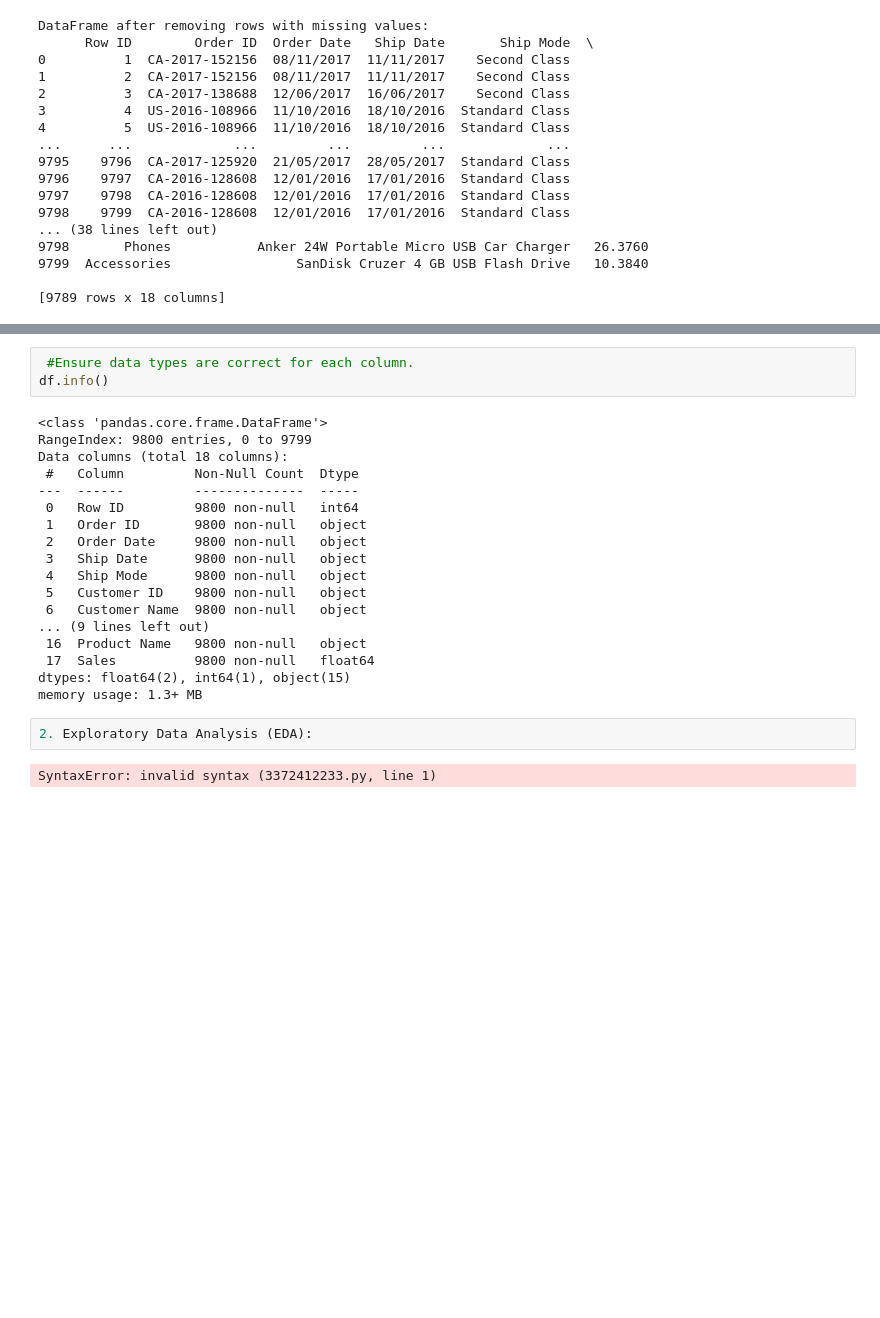
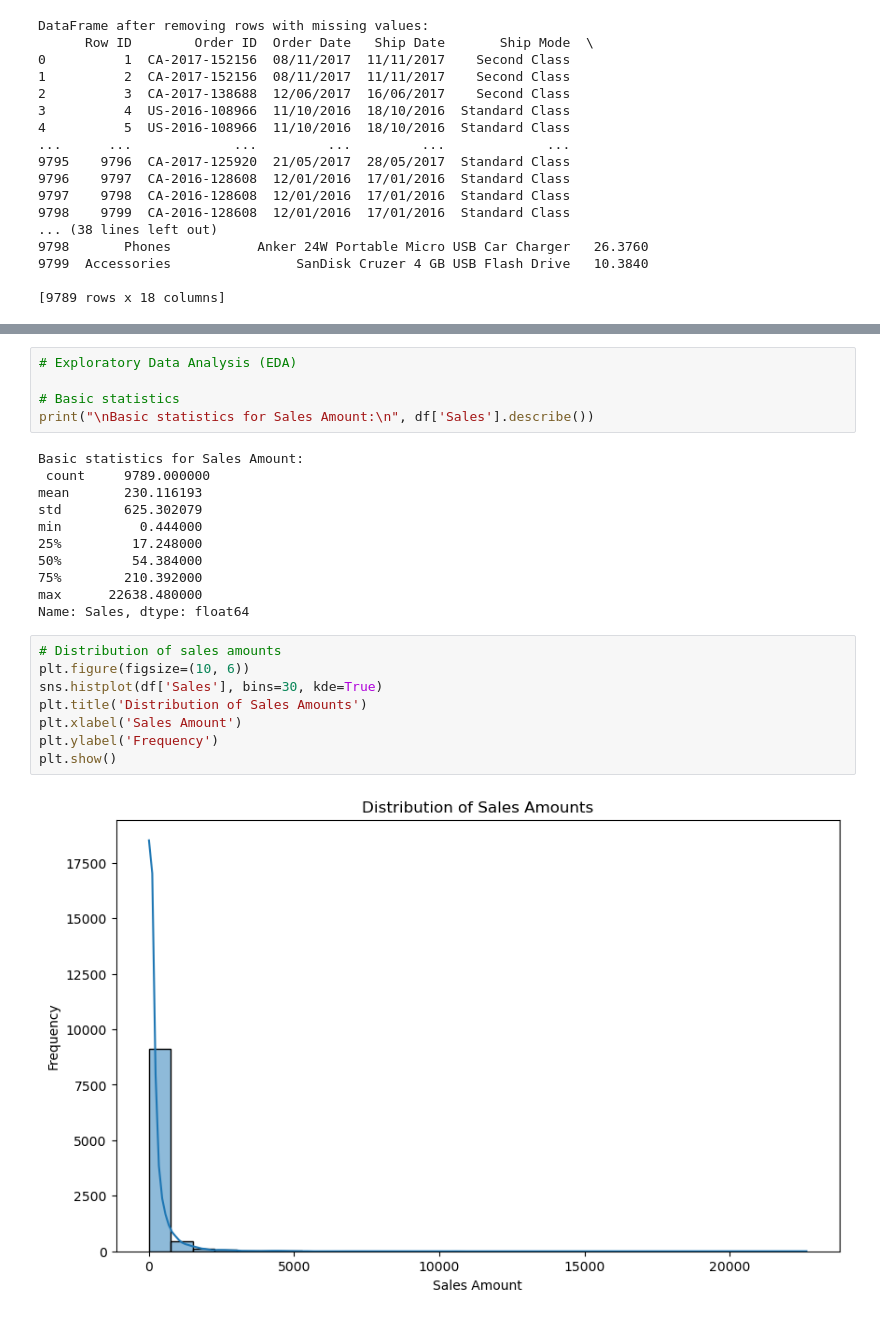
Before and after one commit to Adithikulkarni/Sales_Performance_analysis, a Jupyter notebook: Sales_performance_analysis.ipynb, the cells around one changed output, grey strips where cells are left out. Cells and saved outputs as stored; diff of their text form; blank space fills up the shorter version.

```diff
--- a/Sales_performance_analysis.ipynb
+++ b/Sales_performance_analysis.ipynb
@@ -125,26 +72,27 @@ dtype: int64
 # %%
- #Ensure data types are correct for each column.
-df.info()
+# Exploratory Data Analysis (EDA)
+
+# Basic statistics
+print("\nBasic statistics for Sales Amount:\n", df['Sales'].describe())
 # %% [output]
-<class 'pandas.core.frame.DataFrame'>
-RangeIndex: 9800 entries, 0 to 9799
-Data columns (total 18 columns):
- #   Column         Non-Null Count  Dtype
----  ------         --------------  -----
- 0   Row ID         9800 non-null   int64
- 1   Order ID       9800 non-null   object
- 2   Order Date     9800 non-null   object
- 3   Ship Date      9800 non-null   object
- 4   Ship Mode      9800 non-null   object
- 5   Customer ID    9800 non-null   object
- 6   Customer Name  9800 non-null   object
-... (9 lines left out)
- 16  Product Name   9800 non-null   object
- 17  Sales          9800 non-null   float64
-dtypes: float64(2), int64(1), object(15)
-memory usage: 1.3+ MB
+Basic statistics for Sales Amount:
+ count     9789.000000
+mean       230.116193
+std        625.302079
+min          0.444000
+25%         17.248000
+50%         54.384000
+75%        210.392000
+max      22638.480000
+Name: Sales, dtype: float64
 # %%
-2. Exploratory Data Analysis (EDA):
+# Distribution of sales amounts
+plt.figure(figsize=(10, 6))
+sns.histplot(df['Sales'], bins=30, kde=True)
+plt.title('Distribution of Sales Amounts')
+plt.xlabel('Sales Amount')
+plt.ylabel('Frequency')
+plt.show()
 # %% [output]
-SyntaxError: invalid syntax (3372412233.py, line 1)
+[figure, added]
 # %%
```
Also changed, not shown: parts of 17 cells of this notebook.
